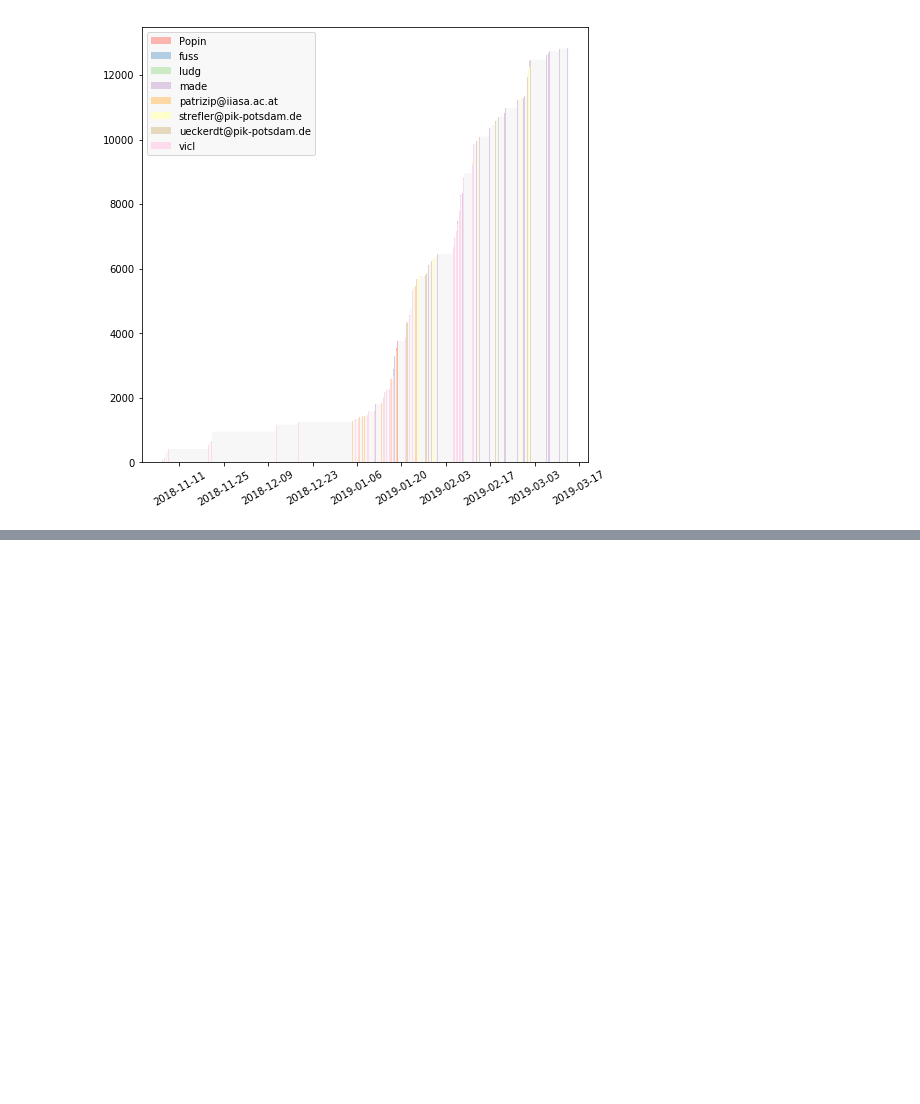
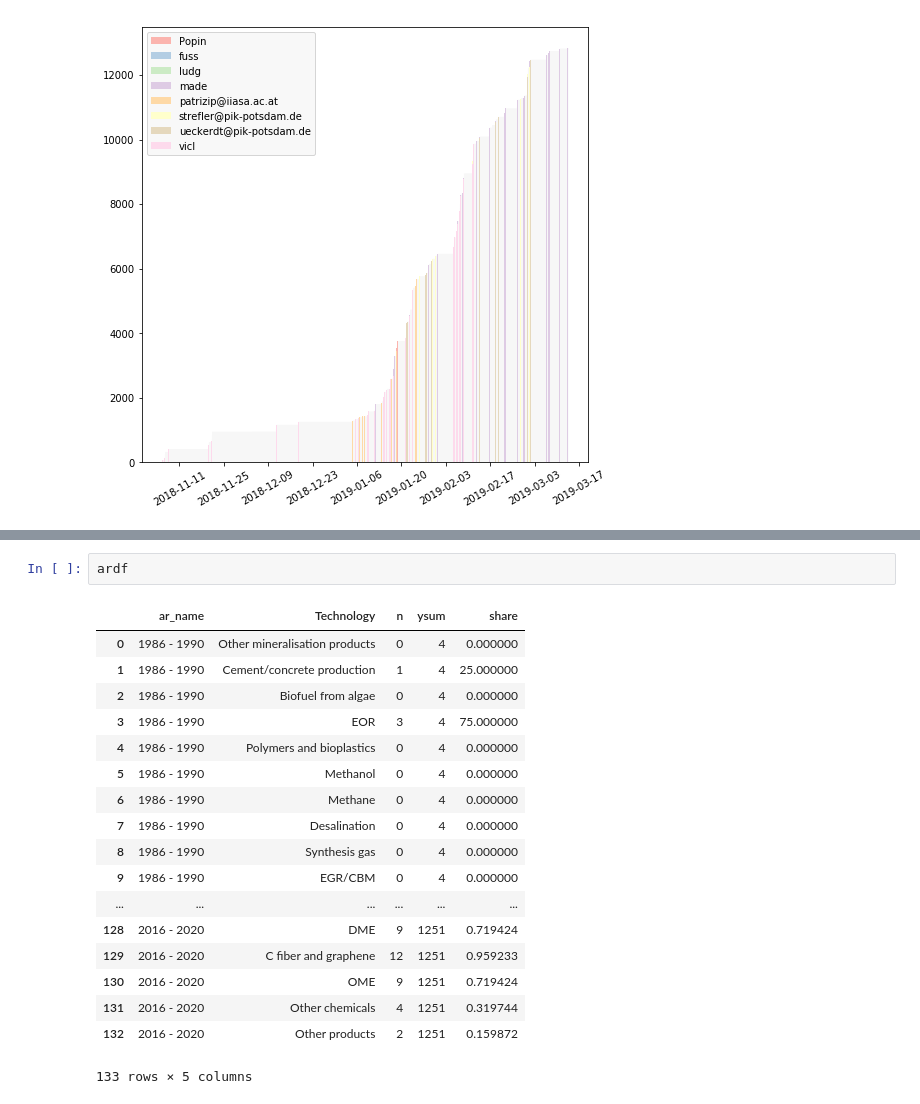
Before and after one commit to mcc-apsis/CCU, a Jupyter notebook: scoping_results.ipynb, the cells around one changed output, grey strips where cells are left out. Drawn from its saved outputs; the diff is of its cells as text; blank space fills up the shorter version.

```diff
--- a/scoping_results.ipynb
+++ b/scoping_results.ipynb
@@ -339,0 +343,21 @@ plt.show()
+# %%
+ardf
+# %% [output]
+|  | ar_name | Technology | n | ysum | share |
+| 0 | 1986 - 1990 | Other mineralisation products | 0 | 4 | 0.000000 |
+| 1 | 1986 - 1990 | Cement/concrete production | 1 | 4 | 25.000000 |
+| 2 | 1986 - 1990 | Biofuel from algae | 0 | 4 | 0.000000 |
+| 3 | 1986 - 1990 | EOR | 3 | 4 | 75.000000 |
+| 4 | 1986 - 1990 | Polymers and bioplastics | 0 | 4 | 0.000000 |
+| 5 | 1986 - 1990 | Methanol | 0 | 4 | 0.000000 |
+| 6 | 1986 - 1990 | Methane | 0 | 4 | 0.000000 |
+| 7 | 1986 - 1990 | Desalination | 0 | 4 | 0.000000 |
+| 8 | 1986 - 1990 | Synthesis gas | 0 | 4 | 0.000000 |
+| 9 | 1986 - 1990 | EGR/CBM | 0 | 4 | 0.000000 |
+| ... | ... | ... | ... | ... | ... |
+| 128 | 2016 - 2020 | DME | 9 | 1251 | 0.719424 |
+| 129 | 2016 - 2020 | C fiber and graphene | 12 | 1251 | 0.959233 |
+| 130 | 2016 - 2020 | OME | 9 | 1251 | 0.719424 |
+| 131 | 2016 - 2020 | Other chemicals | 4 | 1251 | 0.319744 |
+| 132 | 2016 - 2020 | Other products | 2 | 1251 | 0.159872 |
+133 rows × 5 columns
```
Also changed, not shown: parts of 10 cells of this notebook, 5 other files.
